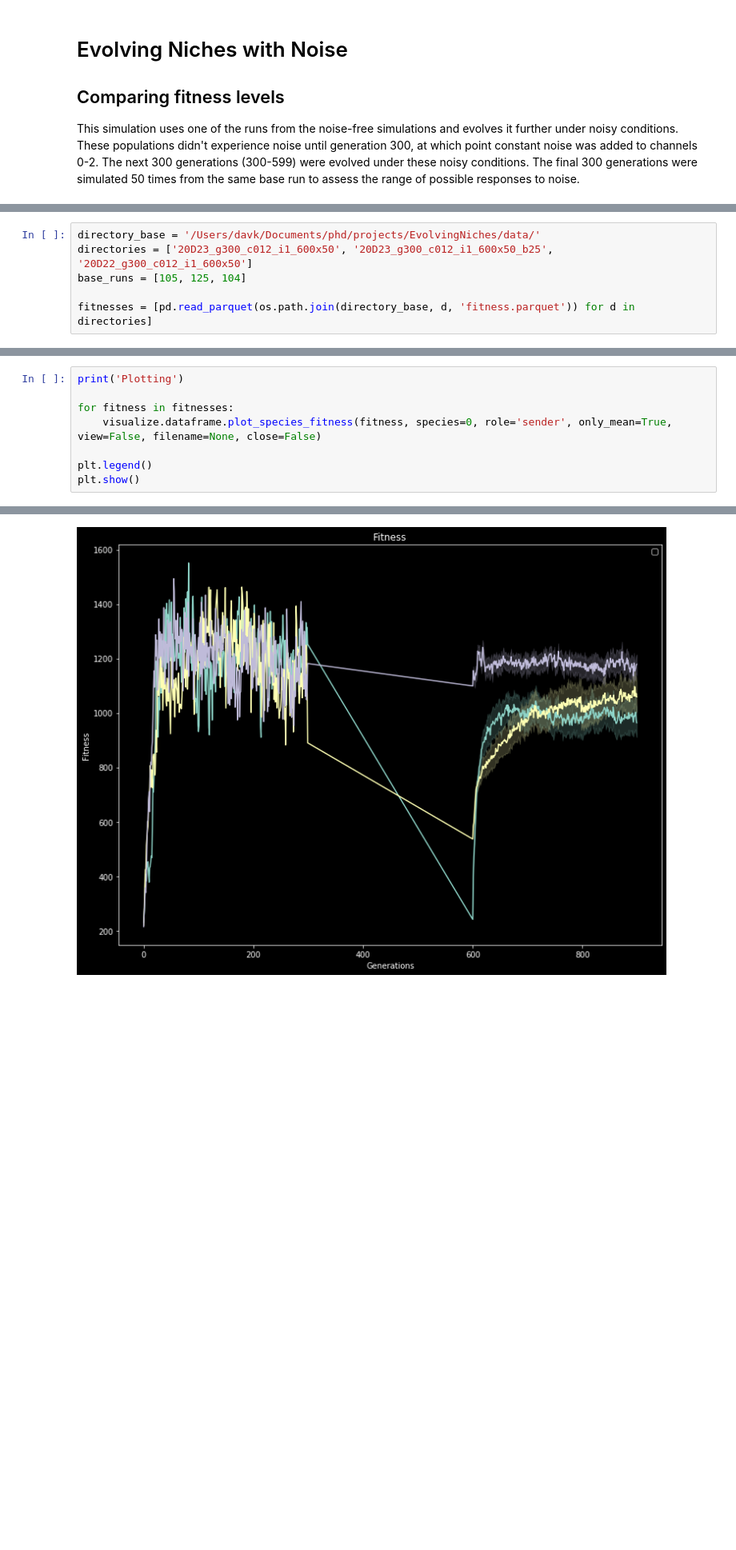
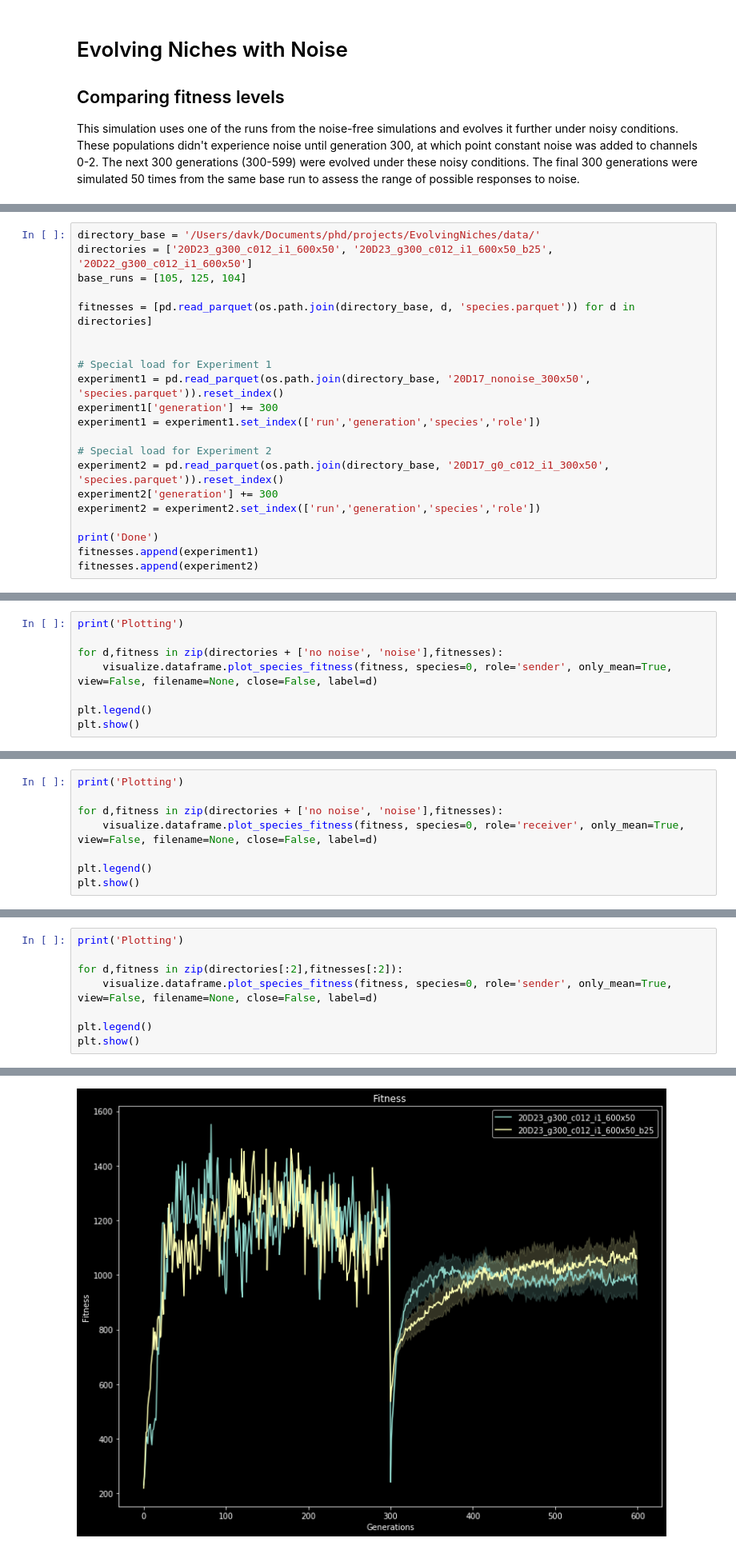
Before and after one commit to dkadish/EvolvingSonicNiches, a Jupyter notebook: runs/comparative_fitness.ipynb, the cells around one changed output, grey strips where cells are left out. Shown at 80% size. Saved outputs shown, nothing was run; the diff lists cells and outputs as text; blank space fills up the shorter version.

```diff
--- a/runs/comparative_fitness.ipynb
+++ b/runs/comparative_fitness.ipynb
@@ -41,4 +44,19 @@ directory_base = '/Users/davk/Documents/phd/projects/EvolvingNiches/data/'
 directories = ['20D23_g300_c012_i1_600x50', '20D23_g300_c012_i1_600x50_b25', '20D22_g300_c012_i1_600x50']
 base_runs = [105, 125, 104]
 
-fitnesses = [pd.read_parquet(os.path.join(directory_base, d, 'fitness.parquet')) for d in directories]
+fitnesses = [pd.read_parquet(os.path.join(directory_base, d, 'species.parquet')) for d in directories]
+
+
+# Special load for Experiment 1
+experiment1 = pd.read_parquet(os.path.join(directory_base, '20D17_nonoise_300x50', 'species.parquet')).reset_index()
+experiment1['generation'] += 300
+experiment1 = experiment1.set_index(['run','generation','species','role'])
+
+# Special load for Experiment 2
+experiment2 = pd.read_parquet(os.path.join(directory_base, '20D17_g0_c012_i1_300x50', 'species.parquet')).reset_index()
+experiment2['generation'] += 300
+experiment2 = experiment2.set_index(['run','generation','species','role'])
+
+print('Done')
+fitnesses.append(experiment1)
+fitnesses.append(experiment2)
@@ -44,0 +65,8 @@ fitnesses = [pd.read_parquet(os.path.join(directory_base, d, 'fitness.parquet'))
+# %%
+print('Plotting')
+
+for d,fitness in zip(directories + ['no noise', 'noise'],fitnesses):
+    visualize.dataframe.plot_species_fitness(fitness, species=0, role='sender', only_mean=True, view=False, filename=None, close=False, label=d)
+
+plt.legend()
+plt.show()
@@ -44,0 +76,8 @@ fitnesses = [pd.read_parquet(os.path.join(directory_base, d, 'fitness.parquet'))
+# %%
+print('Plotting')
+
+for d,fitness in zip(directories + ['no noise', 'noise'],fitnesses):
+    visualize.dataframe.plot_species_fitness(fitness, species=0, role='receiver', only_mean=True, view=False, filename=None, close=False, label=d)
+
+plt.legend()
+plt.show()
@@ -45,8 +87,8 @@ fitnesses = [pd.read_parquet(os.path.join(directory_base, d, 'fitness.parquet'))
 # %%
 print('Plotting')
 
-for fitness in fitnesses:
-    visualize.dataframe.plot_species_fitness(fitness, species=0, role='sender', only_mean=True, view=False, filename=None, close=False)
+for d,fitness in zip(directories[:2],fitnesses[:2]):
+    visualize.dataframe.plot_species_fitness(fitness, species=0, role='sender', only_mean=True, view=False, filename=None, close=False, label=d)
 
 plt.legend()
 plt.show()
@@ -57 +97 @@ WARNING:matplotlib.legend:No handles with labels found to put in legend.
-[figure, old version]
+[figure, new version]
```
Also changed, not shown: parts of 6 cells of this notebook, 12 other files.
